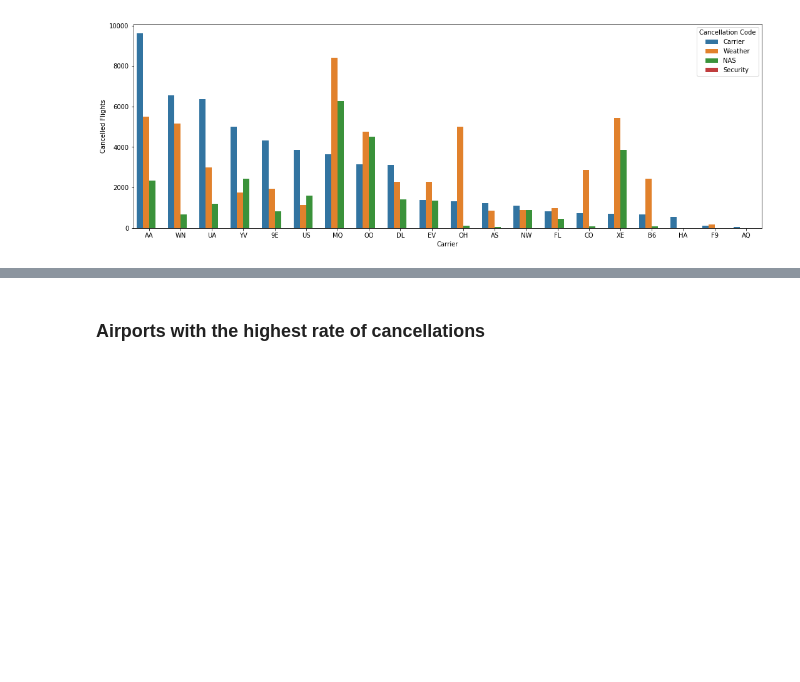
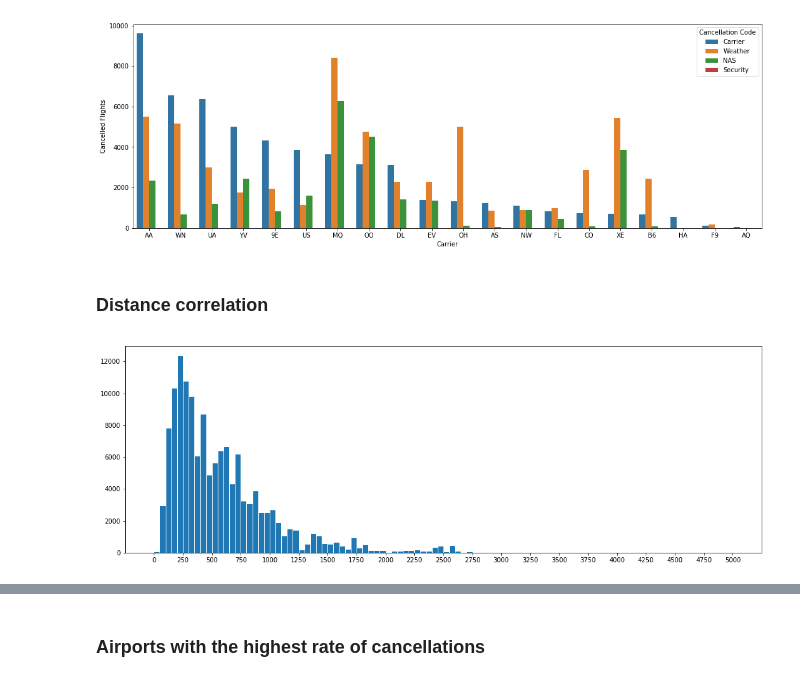
Before and after one commit to MihaiECh/FlightsAnalysis, a Jupyter notebook: FlightsAnalysis.ipynb, the cells around one changed output, grey strips where cells are left out. Cells and saved outputs as stored; diff of their text form; code cells hidden in the pictures; blank space fills up the shorter version.

```diff
--- a/FlightsAnalysis.ipynb
+++ b/FlightsAnalysis.ipynb
@@ -466,3 +489,13 @@ plt.ylabel('Cancelled Flights')
 plt.xlabel('Carrier');
 # %% [output]
 [figure]
+# %% [markdown]
+### Distance correlation
+# %%
+bin_size = 50
+bins = np.arange(0,dfcancel.distance.max()+bin_size,bin_size)
+fig,axes = plt.subplots(figsize=(18,6))
+plt.xticks(bins[::5])
+plt.hist(data=dfcancel[dfcancel.cancelled], x = 'distance',bins = bins,edgecolor = 'w');
+# %% [output]
+[figure, added]
```
Also changed, not shown: parts of 63 cells of this notebook.
